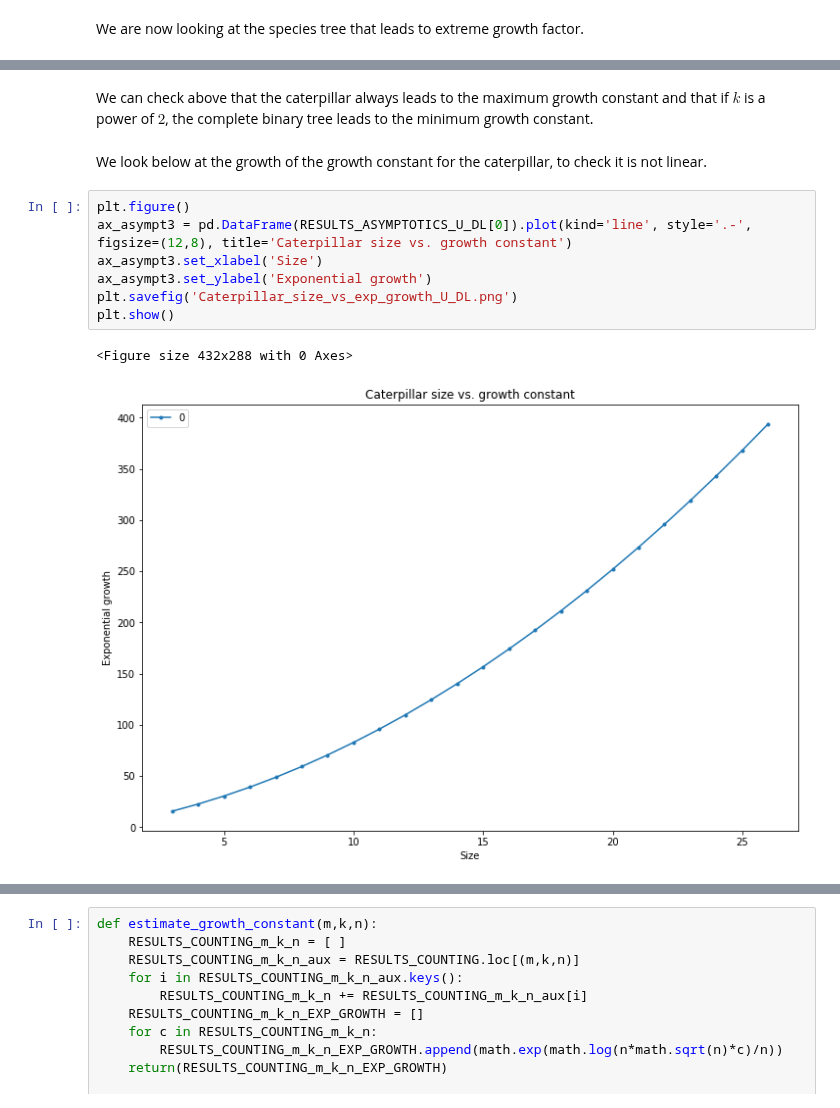
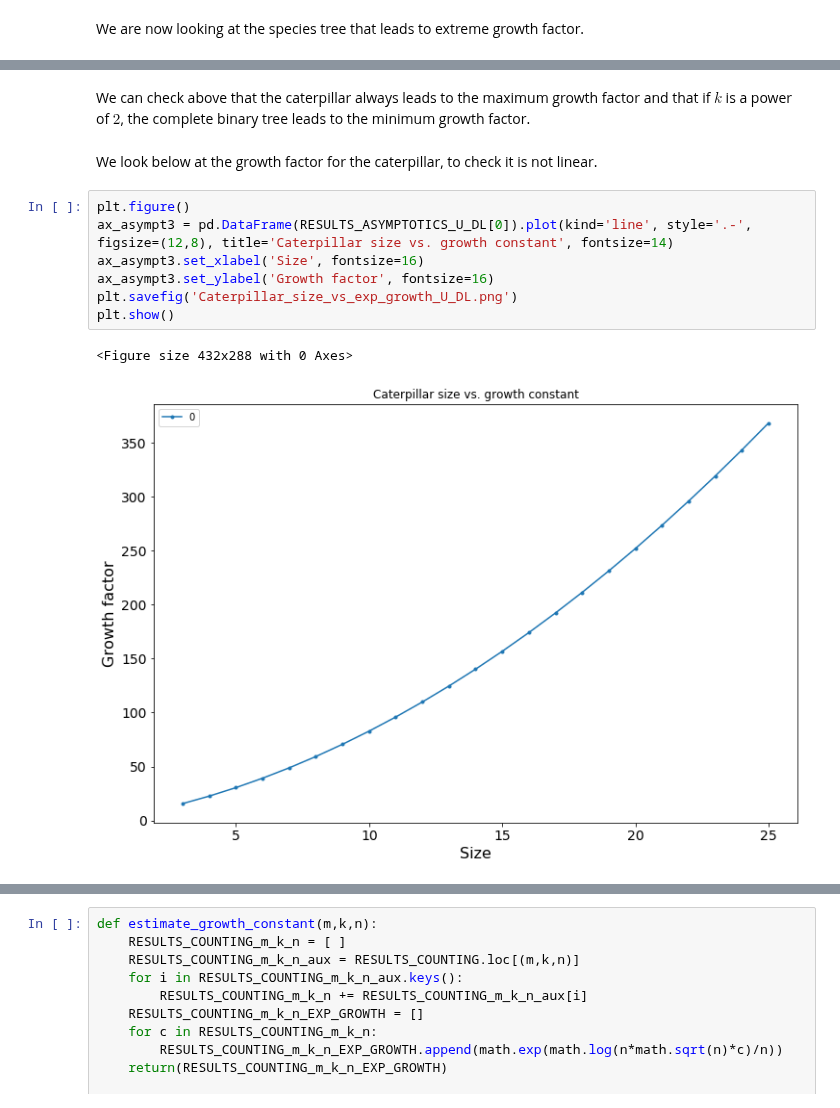
Before and after one commit to cchauve/DLT-Histories, a Jupyter notebook: doc/notebooks/Paper_figures.ipynb, the cells around one changed output, grey strips where cells are left out. Saved outputs shown, nothing was run; the diff lists cells and outputs as text.

```diff
--- a/doc/notebooks/Paper_figures.ipynb
+++ b/doc/notebooks/Paper_figures.ipynb
@@ -226,17 +222,17 @@ k = 26: species tree with max. growth constant is the caterpillar
 # %% [markdown]
-We can check above that the caterpillar always leads to the maximum growth constant and that if $k$ is a power of $2$, the complete binary tree leads to the minimum growth constant.
+We can check above that the caterpillar always leads to the maximum growth factor and that if $k$ is a power of $2$, the complete binary tree leads to the minimum growth factor.
 # %% [markdown]
-We look below at the growth of the growth constant for the caterpillar, to check it is not linear.
+We look below at the growth factor for the caterpillar, to check it is not linear.
 # %%
 plt.figure()
-ax_asympt3 = pd.DataFrame(RESULTS_ASYMPTOTICS_U_DL[0]).plot(kind='line', style='.-', figsize=(12,8), title='Caterpillar size vs. growth constant')
-ax_asympt3.set_xlabel('Size')
-ax_asympt3.set_ylabel('Exponential growth')
+ax_asympt3 = pd.DataFrame(RESULTS_ASYMPTOTICS_U_DL[0]).plot(kind='line', style='.-', figsize=(12,8), title='Caterpillar size vs. growth constant', fontsize=14)
+ax_asympt3.set_xlabel('Size', fontsize=16)
+ax_asympt3.set_ylabel('Growth factor', fontsize=16)
 plt.savefig('Caterpillar_size_vs_exp_growth_U_DL.png')
 plt.show()
 # %% [output]
 <Figure size 432x288 with 0 Axes>
-[figure, old version]
+[figure, new version]
 # %%
 def check_max_constant(df):
     df_max = df.idxmax(axis=1)
```
Also changed, not shown: parts of 31 cells of this notebook.
